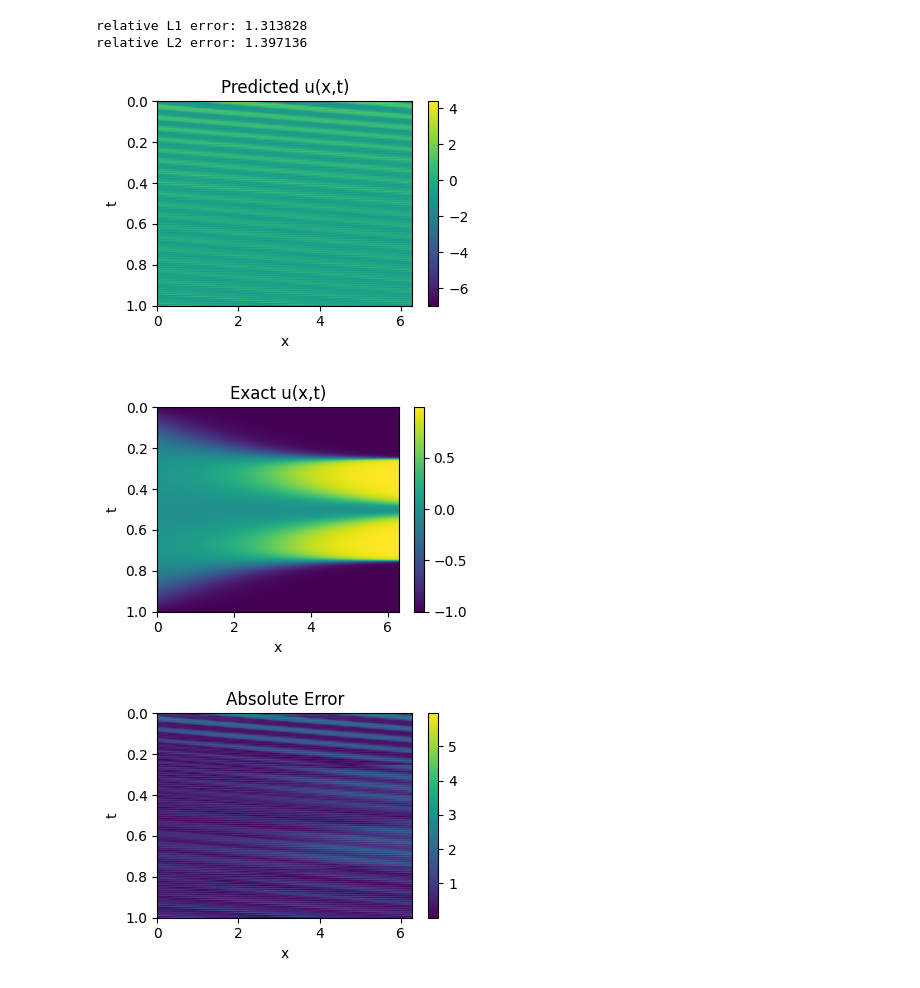
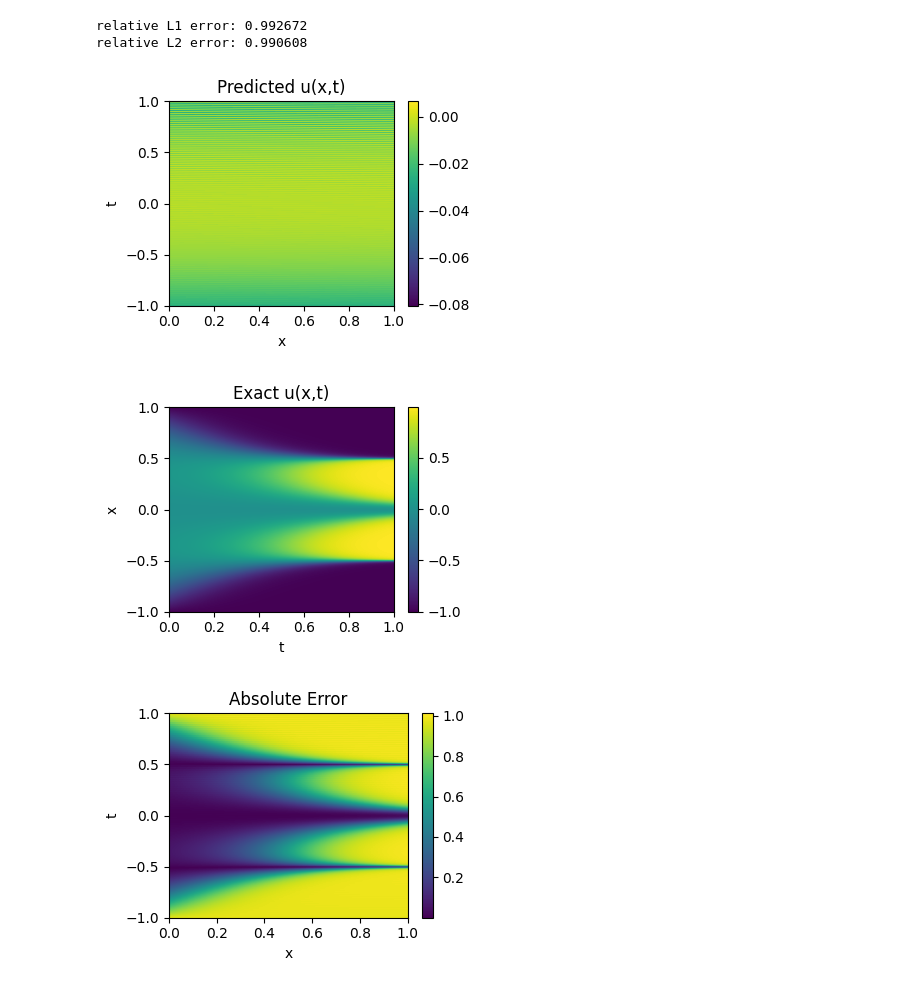
Before and after one commit to chenyuli12345/pinnsformer, a Jupyter notebook: demo/Allen-Cahn/allen_pinnsformer.ipynb, the cells around one changed output. Cells and saved outputs as stored; diff of their text form; code cells hidden in the pictures.

```diff
--- a/demo/Allen-Cahn/allen_pinnsformer.ipynb
+++ b/demo/Allen-Cahn/allen_pinnsformer.ipynb
@@ -24,9 +24,9 @@ torch.cuda.manual_seed(seed)
 device = 'cuda:0'
 # %%
 # Train PINNsformer
-res, b_left, b_right, b_upper, b_lower = get_data([-5,5], [0,np.pi/2], 101, 101) #获取训练数据，第一个参数是x的取值范围，第二个参数是t的取值范围，第三个和第四个参数分别是x和t的采样点数
+res, b_left, b_right, b_upper, b_lower = get_data([-1,1], [0,1], 101, 101) #获取训练数据，第一个参数是x的取值范围，第二个参数是t的取值范围，第三个和第四个参数分别是x和t的采样点数
 #这样，res是一个形状为(51*51,2)的数组，其中每一行代表一个(x,t)点的坐标，代表配位点/训练数据。b_left、b_right、b_upper和b_lower分别是边界条件的训练点，这些点用于训练PINNsformer模型。
-res_test, _, _, _, _ = get_data([-5,5], [0,np.pi/2], 512, 201) #生成测试数据，采样点数为101x101
+res_test, _, _, _, _ = get_data([-1,1], [0,1], 512, 201) #生成测试数据，采样点数为101x101
 #这样，res_test是一个形状为(101*101,2)的数组，代表测试数据
 
 #将数据转换为时间序列，输入的数据形状为(N, 2)，第一列x第二列t。最后返回的是一个伪时间序列数据，形状为(N, num_step, 2)，step则代表Δt，是伪时间序列的递增量。相当于把N个[x,t]转换为{[x,t],[x,t+Δt],[x,t+2Δt],...,[x,t+(num_step-1)Δt]}，即每个空间位置都有一个时间序列。
@@ -56,7 +56,7 @@ def init_weights(m):
         torch.nn.init.xavier_uniform(m.weight)
         m.bias.data.fill_(0.01)
 # %%
-model = PINNsformer(d_out=1, d_hidden=512, d_model=32, N=2, heads=4).to(device) #创建PINNsformer模型，模型输出维度为1，outputlayer模块的隐藏层维度为512，数据的特征嵌入维度为32，编码器和解码器的层数为1，注意力机制的头数为2
+model = PINNsformer(d_out=1, d_hidden=512, d_model=32, N=1, heads=2).to(device) #创建PINNsformer模型，模型输出维度为1，outputlayer模块的隐藏层维度为512，数据的特征嵌入维度为32，编码器和解码器的层数为1，注意力机制的头数为2
 
 model.apply(init_weights) #初始化模型中线性层的权重和偏置
 optim = LBFGS(model.parameters(), line_search_fn='strong_wolfe') #使用LBFGS优化器，line_search_fn='strong_wolfe'表示使用强Wolfe线搜索方法
@@ -127,52 +127,52 @@ Train Loss: 43.114302
 # %%
 # Visualize PINNsformer
 res_test = make_time_sequence(res_test, num_step=5, step=1e-4)
 res_test = torch.tensor(res_test, dtype=torch.float32, requires_grad=True).to(device)
 x_test, t_test = res_test[:,:,0:1], res_test[:,:,1:2]
 
 with torch.no_grad():
     pred = model(x_test, t_test)[:,0:1]
     pred = pred.cpu().detach().numpy()
 
 pred = pred.reshape(512,201)
 
 mat = scipy.io.loadmat('./AC.mat')
 u = mat['uu'].reshape(512,201)
 
 rl1 = np.sum(np.abs(u-pred)) / np.sum(np.abs(u))
 rl2 = np.sqrt(np.sum((u-pred)**2) / np.sum(u**2))
 
 print('relative L1 error: {:4f}'.format(rl1))
 print('relative L2 error: {:4f}'.format(rl2))
 
 plt.figure(figsize=(4,3))
-plt.imshow(pred, extent=[0,np.pi*2,1,0], aspect='auto')
+plt.imshow(pred, extent=[0,1,-1,1], aspect='auto')
 plt.xlabel('x')
 plt.ylabel('t')
 plt.title('Predicted u(x,t)')
 plt.colorbar()
 plt.tight_layout()
 plt.savefig('./convection_pinnsformer_pred.png')
 plt.show()
 # %% [output]
-relative L1 error: 1.313828
-relative L2 error: 1.397136
+relative L1 error: 0.992672
+relative L2 error: 0.990608
-[figure, old version]
+[figure, new version]
 # %%
 plt.figure(figsize=(4,3))
-plt.imshow(u, extent=[0,np.pi*2,1,0], aspect='auto')
-plt.xlabel('x')
-plt.ylabel('t')
+plt.imshow(u, extent=[0,1,-1,1], aspect='auto')
+plt.xlabel('t')
+plt.ylabel('x')
 plt.title('Exact u(x,t)')
 plt.colorbar()
 plt.tight_layout()
 plt.savefig('./1dreaction_exact.png')
 plt.show()
 # %% [output]
-[figure, old version]
+[figure, new version]
 # %%
 plt.figure(figsize=(4,3))
-plt.imshow(np.abs(pred - u), extent=[0,np.pi*2,1,0], aspect='auto')
+plt.imshow(np.abs(pred - u), extent=[0,1,-1,1], aspect='auto')
 plt.xlabel('x')
 plt.ylabel('t')
 plt.title('Absolute Error')
@@ -181,4 +181,4 @@ plt.tight_layout()
 plt.savefig('./1dreaction_pinnsformer_error.png')
 plt.show()
 # %% [output]
-[figure, old version]
+[figure, new version]
```
Also changed, not shown: parts of 2 cells of this notebook, 11 other files.
